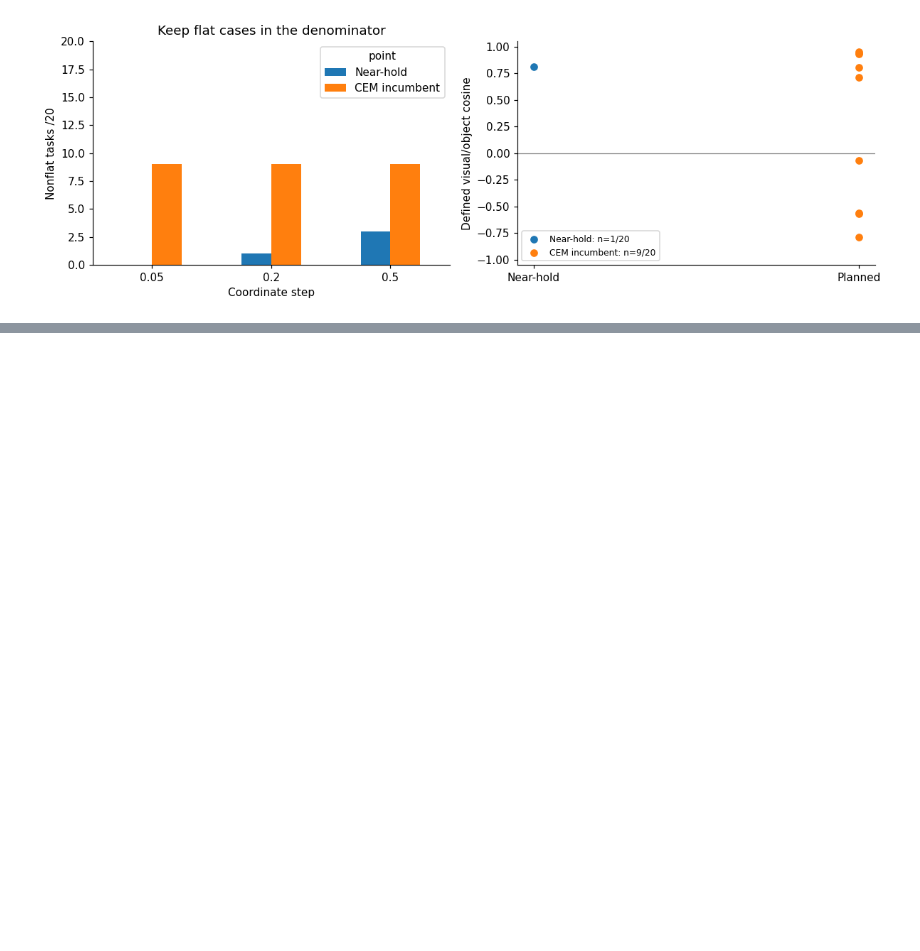
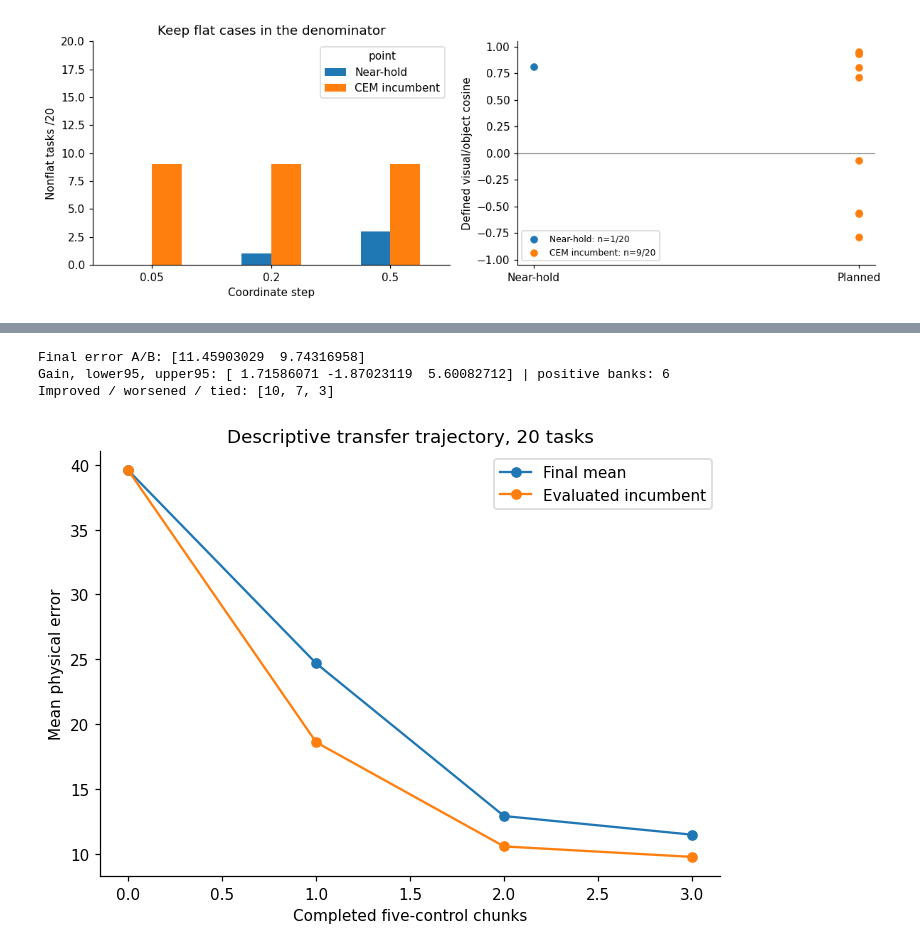
Before and after one commit to AmadeoDeLaVega/JEPA-Planning, a Jupyter notebook: auto_research/02_search_and_gradients.ipynb, the cells around one changed output, grey strips where cells are left out. Cells and saved outputs as stored; diff of their text form; code cells hidden in the pictures; blank space fills up the shorter version.

Commit message:
research: add CEM confirmation and continuous-transfer limits

```diff
--- a/auto_research/02_search_and_gradients.ipynb
+++ b/auto_research/02_search_and_gradients.ipynb
@@ -303,0 +370,61 @@ archive.close()
+# %%
+a = read_arrays("cem_closed_loop_results/task_arrays.npz")
+records = read_json("cem_closed_loop_results/task_metadata.json")
+assert a["states"].shape == (20, 2, 16, 7) and a["body_states"].shape == (20, 2, 16, 18)
+assert a["evaluated_costs"].shape == (20, 2, 3, 130)
+selected = a["selected_indices"]
+assert np.all(selected[:, 0] == 129)
+np.testing.assert_array_equal(
+    selected[:, 1], a["evaluated_costs"][:, 1].argmin(axis=-1)
+)
+for arm in range(2):
+    for step in range(3):
+        np.testing.assert_array_equal(
+            a["actions"][:, arm, 5 * step : 5 * (step + 1)],
+            a["evaluated_actions"][np.arange(20), arm, step, selected[:, arm, step]],
+        )
+errors = physical_error(
+    a["states"][..., 2:5].astype(float), a["goal_pose"][:, None, None, :].astype(float)
+)
+np.testing.assert_allclose(errors, a["object_errors_every_control"], rtol=0, atol=1e-12)
+frame = pd.DataFrame(
+    {
+        "bank": [r["bank_seed"] for r in records],
+        "task": [r["task_id"] for r in records],
+        "gain": errors[:, 0, -1] - errors[:, 1, -1],
+    }
+)
+matrix = frame.pivot(index="bank", columns="task", values="gain")
+result = paired_interval(matrix, 20268901)
+saved = read_json("cem_closed_loop_results/summary.json")["effect"]
+np.testing.assert_allclose(result, [saved["mean"], *saved["interval"]], atol=1e-12)
+print("Final error A/B:", errors[:, :, -1].mean(axis=0))
+print(
+    "Gain, lower95, upper95:",
+    result,
+    "| positive banks:",
+    int((matrix.mean(axis=1) > 0).sum()),
+)
+print(
+    "Improved / worsened / tied:",
+    [
+        (frame.gain > 1e-06).sum(),
+        (frame.gain < -1e-06).sum(),
+        (frame.gain.abs() <= 1e-06).sum(),
+    ],
+)
+for arm, label in enumerate(["Final mean", "Evaluated incumbent"]):
+    plt.plot(
+        [0, 1, 2, 3], errors[:, arm, [0, 5, 10, 15]].mean(axis=0), "o-", label=label
+    )
+plt.xlabel("Completed five-control chunks")
+plt.ylabel("Mean physical error")
+plt.title("Descriptive transfer trajectory, 20 tasks")
+plt.legend()
+plt.tight_layout()
+plt.show()
+# %% [output]
+Final error A/B: [11.45903029  9.74316958]
+Gain, lower95, upper95: [ 1.71586071 -1.87023119  5.60082712] | positive banks: 6
+Improved / worsened / tied: [10, 7, 3]
+[figure, added]
```
Also changed, not shown: parts of 7 cells of this notebook.
